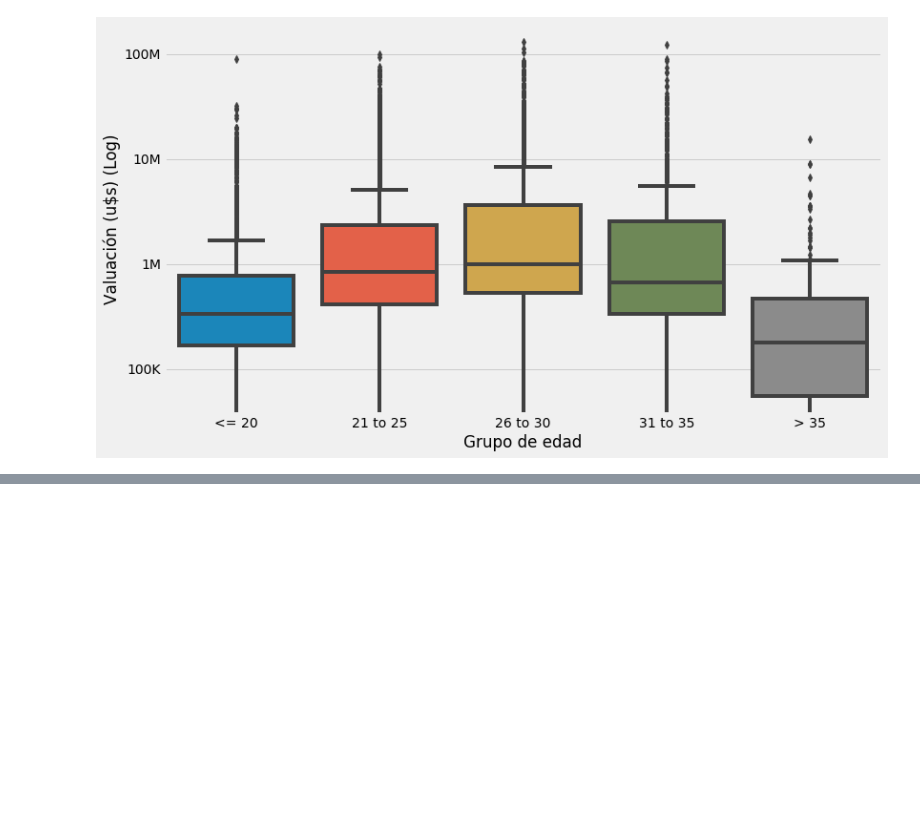
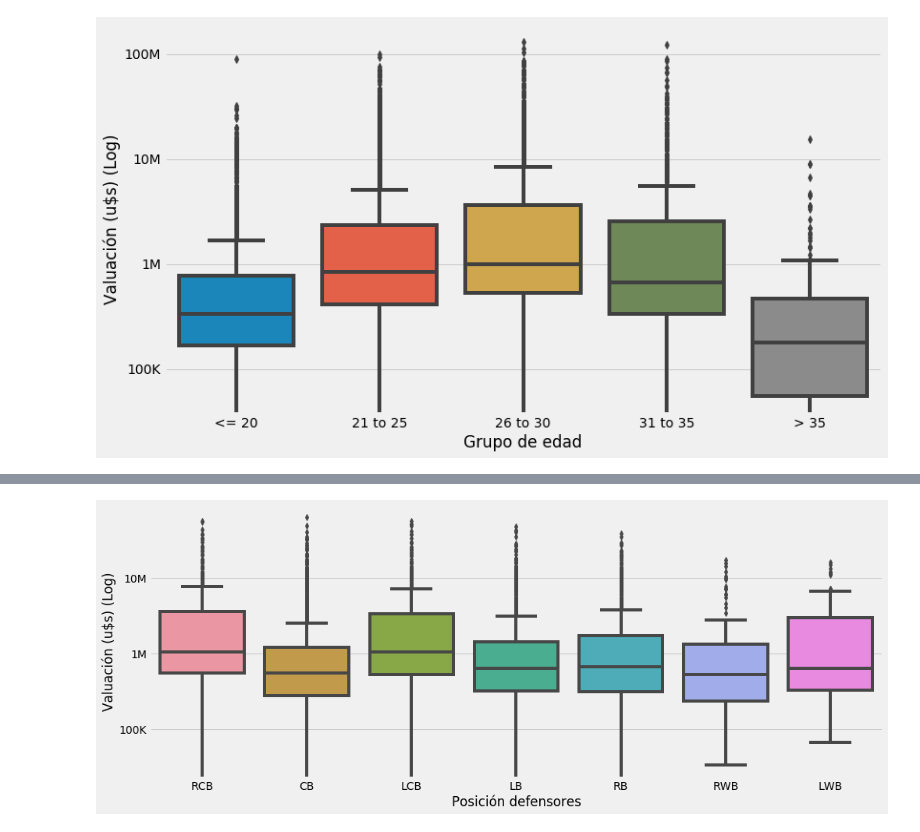
Before and after one commit to raulcarlomagno/dmuba-especializacion-futbol, a Jupyter notebook: main.ipynb, the cells around one changed output, grey strips where cells are left out. Cells and saved outputs as stored; diff of their text form; code cells hidden in the pictures; blank space fills up the shorter version.

```diff
--- a/main.ipynb
+++ b/main.ipynb
@@ -402,0 +431,15 @@ ax.yaxis.set_major_formatter(ticker.FuncFormatter(reformat_large_tick_values));
+# %%
+#plt.figure(figsize=(12, 7))
+f, ax = plt.subplots(figsize=(15, 6))
+#ax.set_title('Mean Loans given by Kiva, by Country and Gender')
+ax.set_yscale("log")
+
+sns.boxplot(x="Position", y="Value", data=df[df['Position Group'] == 'DEF'])
+
+
+ax.set_xlabel('Posición defensores')
+ax.set_ylabel('Valuación (u$s) (Log)')
+
+ax.yaxis.set_major_formatter(ticker.FuncFormatter(reformat_large_tick_values));
+# %% [output]
+[figure, added]
```
Also changed, not shown: parts of 8 cells of this notebook.
